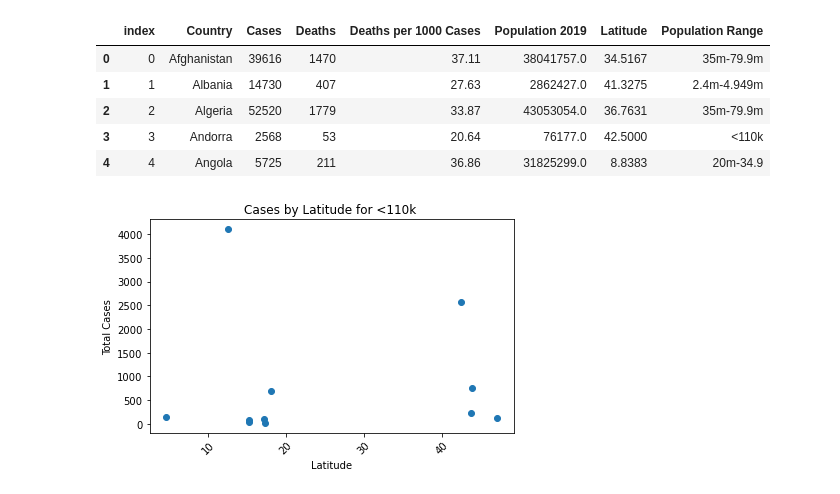
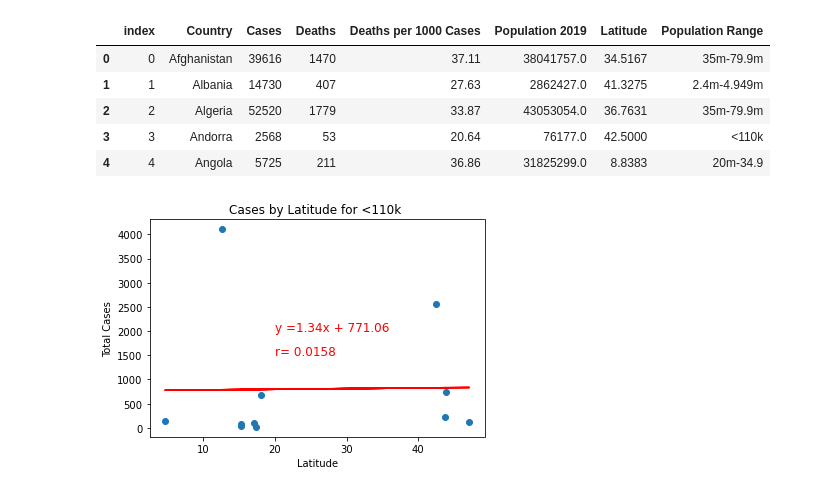
Before and after one commit to AustinRCole/COVID_Lat_GDP_analysis, a Jupyter notebook: Question_Two_Analysis.ipynb, the cells around one changed output. Drawn from its saved outputs; the diff is of its cells as text; code cells hidden in the pictures.

```diff
--- a/Question_Two_Analysis.ipynb
+++ b/Question_Two_Analysis.ipynb
@@ -140,20 +147,30 @@ latitude_final.head()
 # %%
-# Scatter Plot for each Range (Cases & Death)
+# Cases - Population <110k
 pop_range = '<110k'
 group = latitude_final.loc[(latitude_final['Population Range'] == f'{pop_range}')]
+
 group_lat = group['Latitude']
 group_cases = group['Cases']
 group_deaths = group['Deaths']
 group_dp1k = group['Deaths per 1000 Cases']
 
-plt.scatter(group_lat, group_cases)
+x_values = group_lat
+y_values = group_cases
+# Summary Stats Variable for R value & CC
+pop1_cases_stats = st.linregress(x_values, y_values)
+slope, intercept, rvalue, pvalue, stderr = st.linregress(x_values, y_values)
+regress_values = x_values * slope + intercept
+
+plt.scatter(group_lat, group_cases,)
+plt.plot(group_lat, regress_values, '-r')
 plt.xlabel('Latitude')
 plt.ylabel('Total Cases')
 plt.title(f'Cases by Latitude for {pop_range} ')
-# plt.xlim(0, 70)
-# plt.ylim(0, 240)
-plt.xticks(rotation=45)
-plt.tight_layout()
+line_eq1 = "y =" + str(round(slope,2)) + "x + " + str(round(intercept,2))
+plt.plot(x_values, regress_values, color='r')
+plt.annotate(line_eq1,(20,2000),fontsize=12,color="red")
+plt.annotate(f"r= {round(rvalue,4)}",(20,1500),fontsize=12,color="red")
+plt.savefig("Resources/Graphs/100k_cases.png")
 plt.show()
 # %% [output]
-[figure, old version]
+[figure, new version]
```
Also changed, not shown: parts of 22 cells of this notebook, 20 other files.
